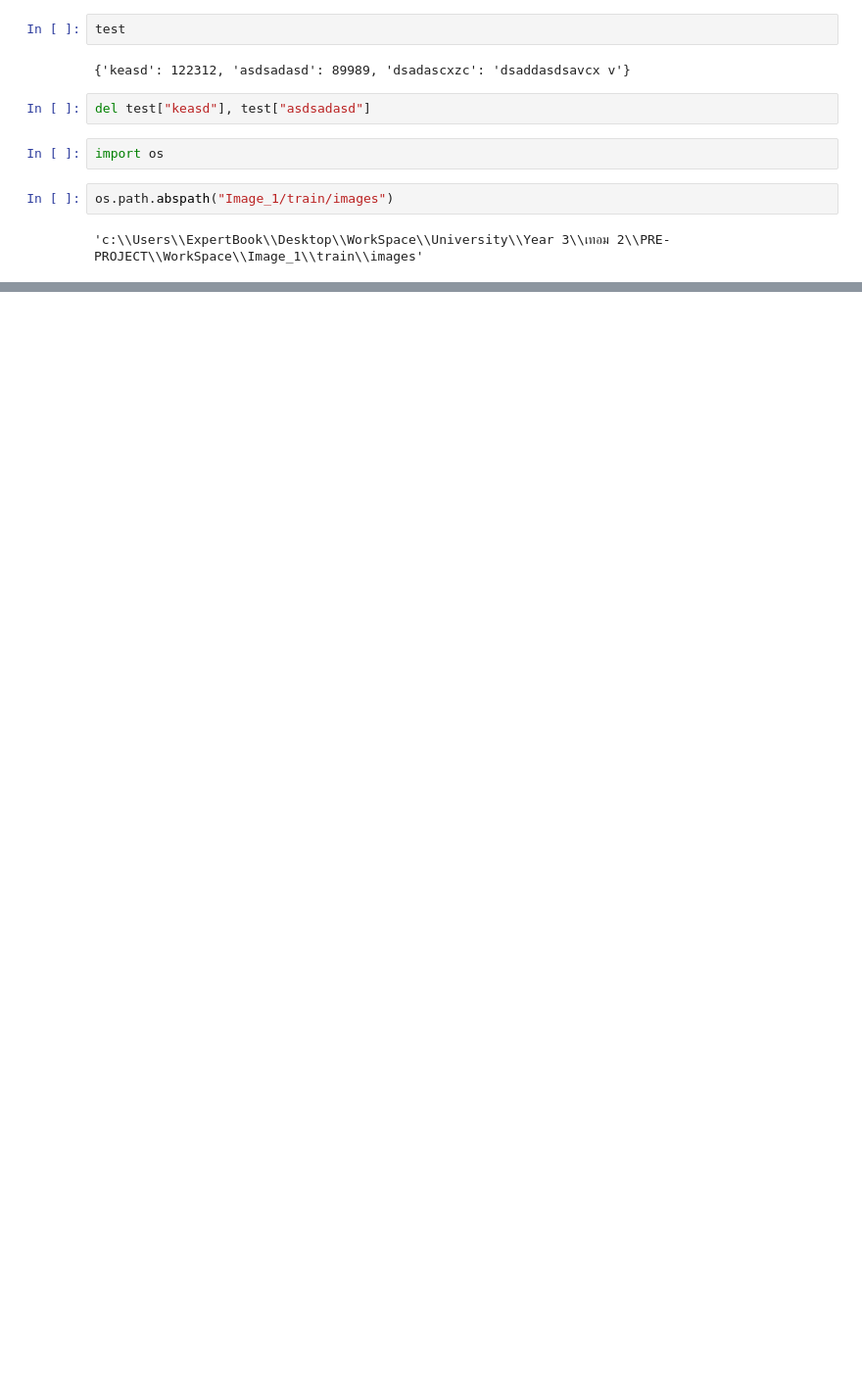
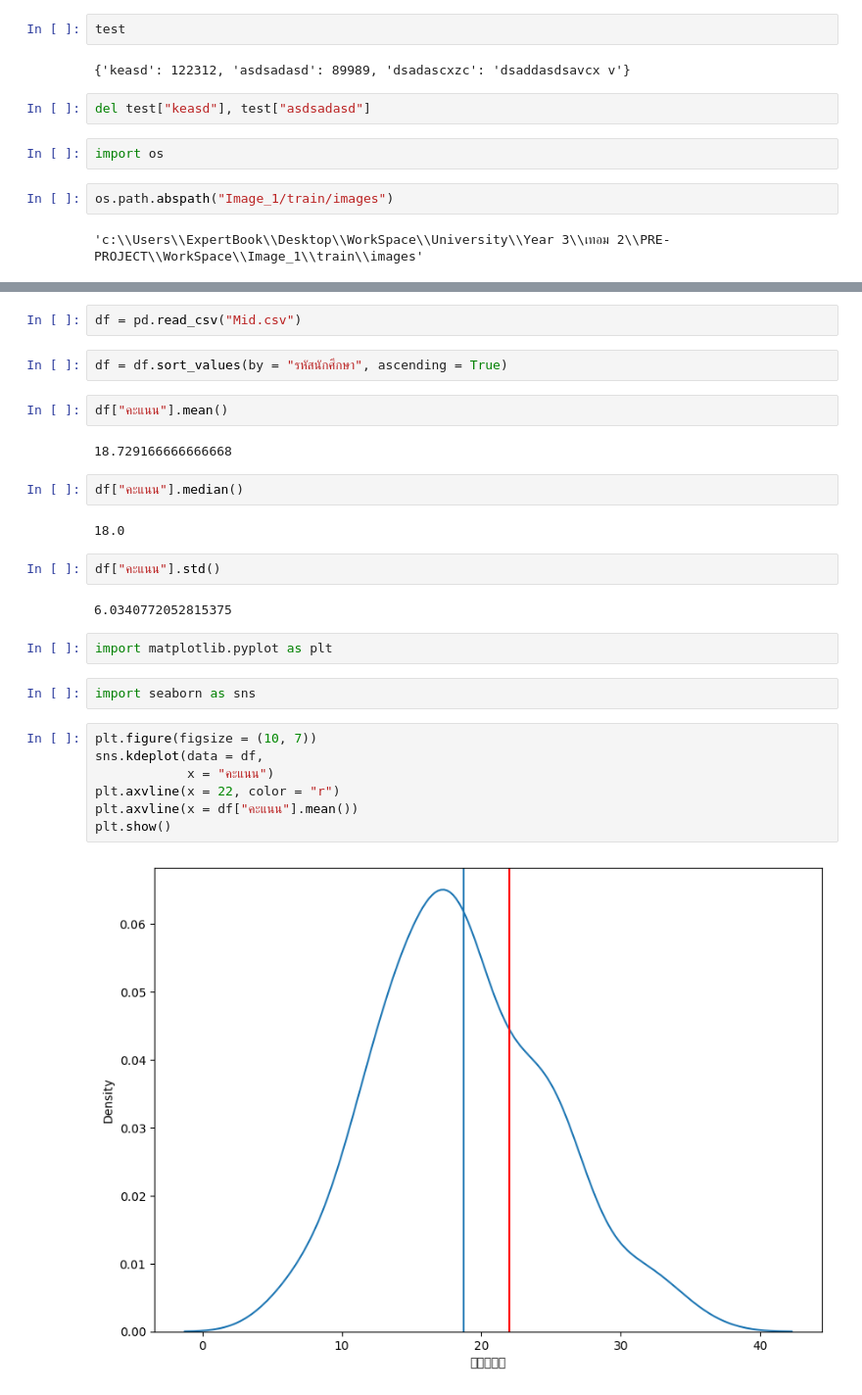
Before and after one commit to Neunn/Personal-outfit-detection-platform-with-YOLO, a Jupyter notebook: paper.ipynb, the cells around one changed output, grey strips where cells are left out. Shown: that part at 98% size. Saved outputs shown, nothing was run; the diff lists cells and outputs as text; blank space fills up the shorter version.

```diff
--- a/paper.ipynb
+++ b/paper.ipynb
@@ -64,0 +72,29 @@ os.path.abspath("Image_1/train/images")
+# %%
+df = pd.read_csv("Mid.csv")
+# %%
+df = df.sort_values(by = "รหัสนักศึกษา", ascending = True)
+# %%
+df["คะแนน"].mean()
+# %% [output]
+18.729166666666668
+# %%
+df["คะแนน"].median()
+# %% [output]
+18.0
+# %%
+df["คะแนน"].std()
+# %% [output]
+6.0340772052815375
+# %%
+import matplotlib.pyplot as plt
+# %%
+import seaborn as sns
+# %%
+plt.figure(figsize = (10, 7))
+sns.kdeplot(data = df,
+            x = "คะแนน")
+plt.axvline(x = 22, color = "r")
+plt.axvline(x = df["คะแนน"].mean())
+plt.show()
+# %% [output]
+[figure, added]
```
Also changed, not shown: parts of 2 cells of this notebook, 3 other files.
